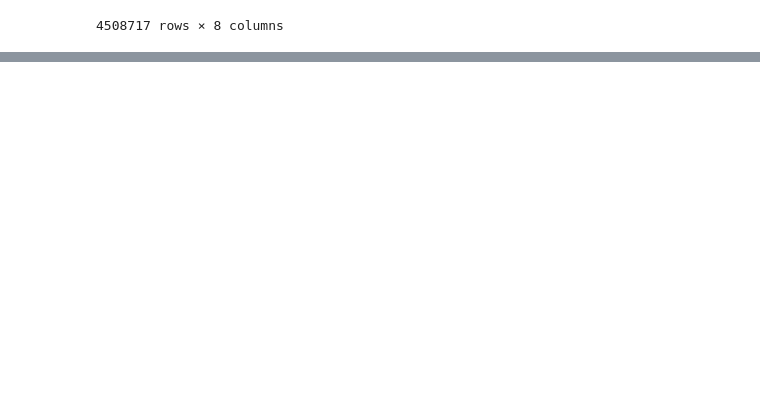
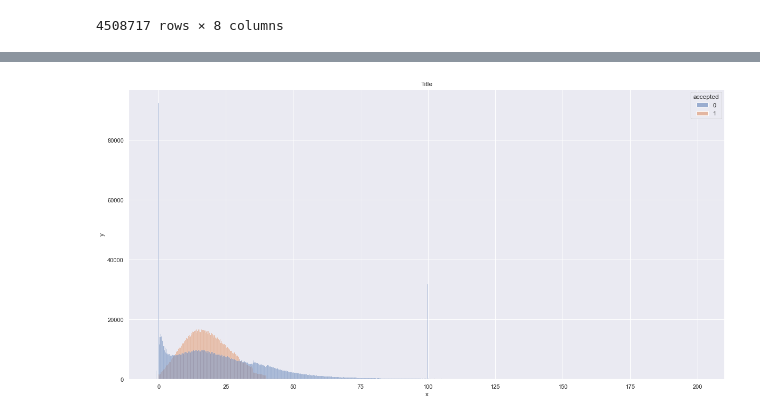
Before and after one commit to Ausmints/lending_club, a Jupyter notebook: Untitled.ipynb, the cells around one changed output, grey strips where cells are left out. Cells and saved outputs as stored; diff of their text form; code cells hidden in the pictures; blank space fills up the shorter version.

```diff
--- a/Untitled.ipynb
+++ b/Untitled.ipynb
@@ -788,0 +800,13 @@ plt.show()
+# %%
+plt.figure(figsize=(20, 10))
+ax = sns.histplot(
+    data=(train_set[train_set["debt_to_income_ratio"]<200]).join(train_accepted),
+    x="debt_to_income_ratio",
+    hue="accepted"
+)
+ax.set(xlabel="x", ylabel="y")
+ax.set_title("Title")
+
+plt.show()
+# %% [output]
+[figure, added]
```
Also changed, not shown: parts of 39 cells of this notebook.
